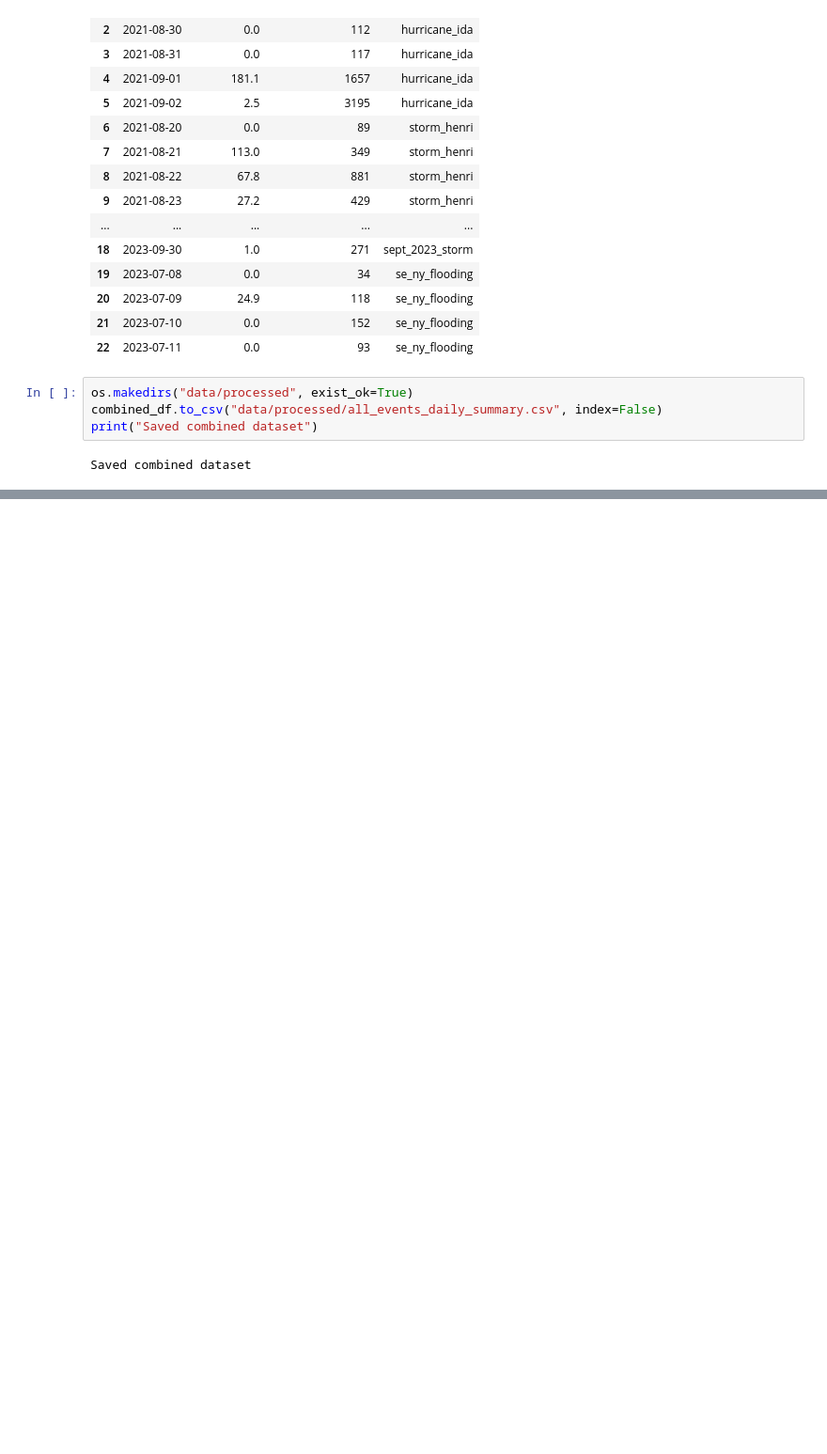
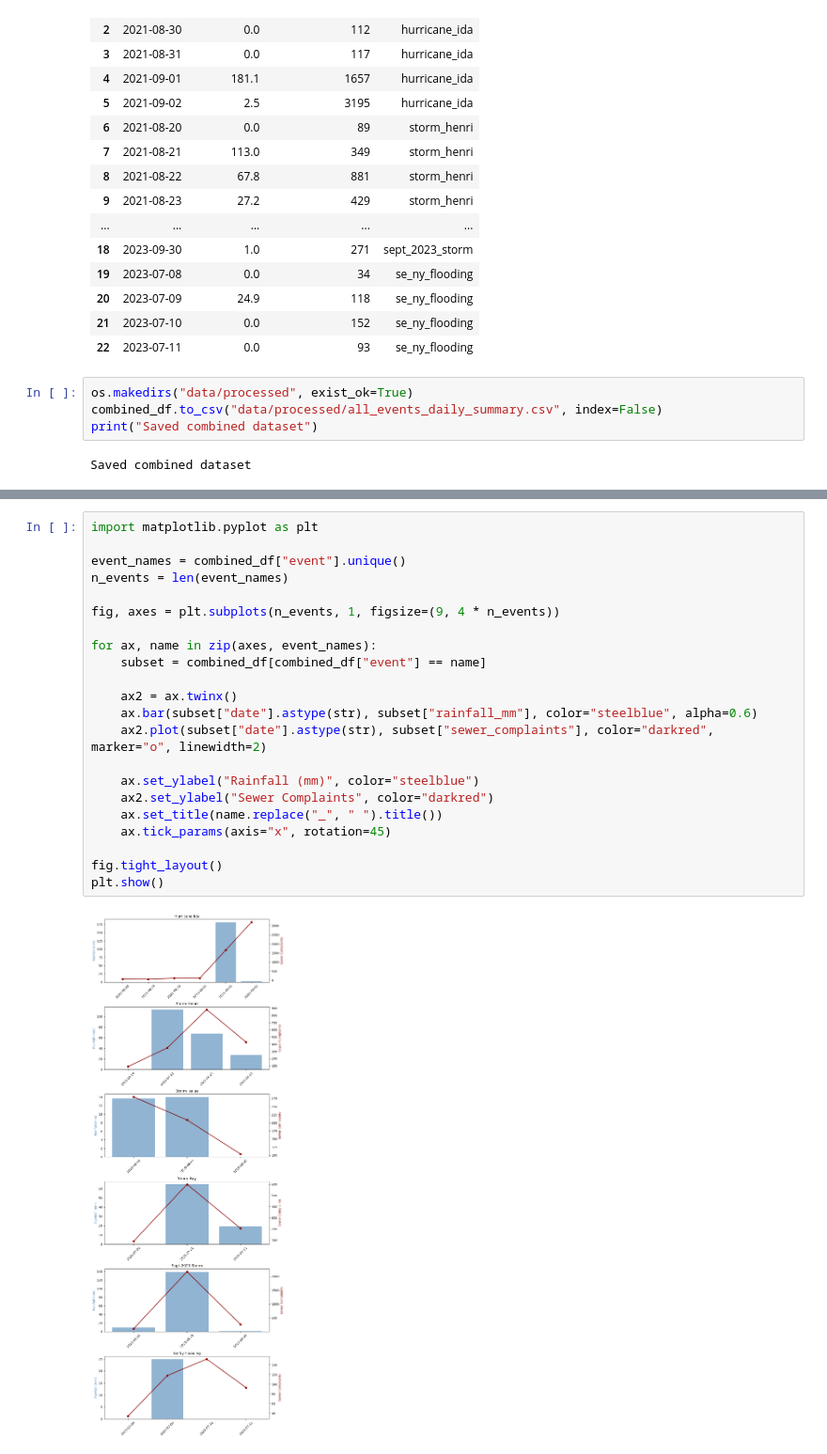
Before and after one commit to anaszpro/Plexa-A-Multi-Modal-Smart-City-Digital-Twin-and-Cascading-Resilience-Engine, a Jupyter notebook: notebooks/historical_events_data_collection.ipynb, the cells around one changed output, grey strips where cells are left out. Shown at 94% size. Drawn from its saved outputs; the diff is of its cells as text; blank space fills up the shorter version.

Commit message:
Added multi-event comparison charts and cross-event observations

```diff
--- a/notebooks/historical_events_data_collection.ipynb
+++ b/notebooks/historical_events_data_collection.ipynb
@@ -196,0 +203,24 @@ Saved combined dataset
+# %%
+import matplotlib.pyplot as plt
+
+event_names = combined_df["event"].unique()
+n_events = len(event_names)
+
+fig, axes = plt.subplots(n_events, 1, figsize=(9, 4 * n_events))
+
+for ax, name in zip(axes, event_names):
+    subset = combined_df[combined_df["event"] == name]
+
+    ax2 = ax.twinx()
+    ax.bar(subset["date"].astype(str), subset["rainfall_mm"], color="steelblue", alpha=0.6)
+    ax2.plot(subset["date"].astype(str), subset["sewer_complaints"], color="darkred", marker="o", linewidth=2)
+
+    ax.set_ylabel("Rainfall (mm)", color="steelblue")
+    ax2.set_ylabel("Sewer Complaints", color="darkred")
+    ax.set_title(name.replace("_", " ").title())
+    ax.tick_params(axis="x", rotation=45)
+
+fig.tight_layout()
+plt.show()
+# %% [output]
+[figure, added]
```
Also changed, not shown: parts of 2 cells of this notebook.
